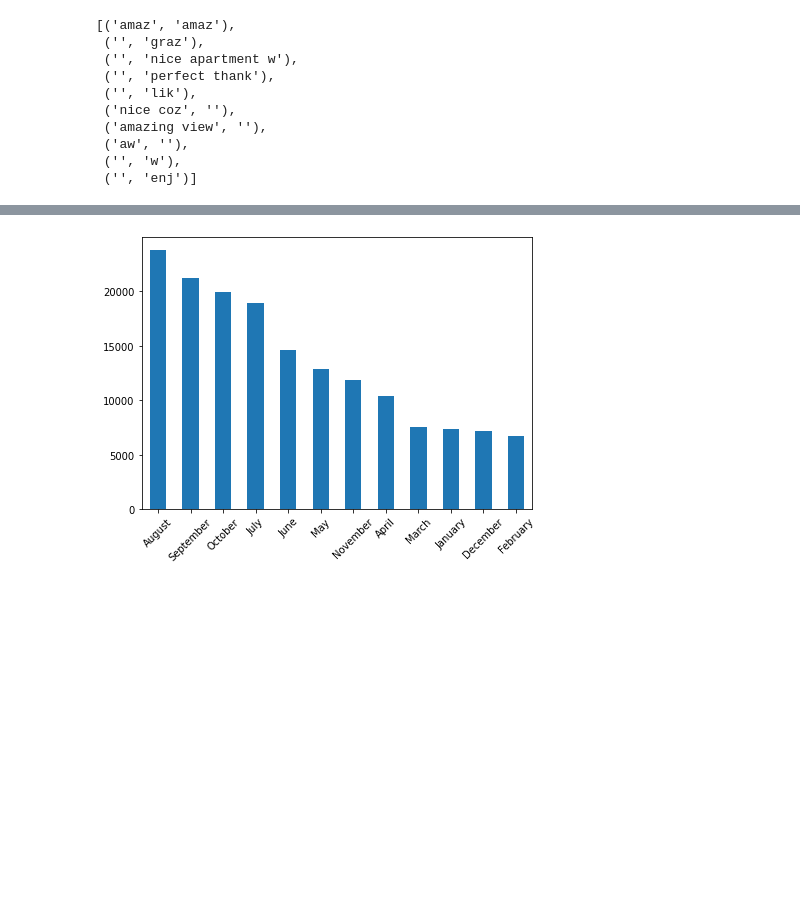
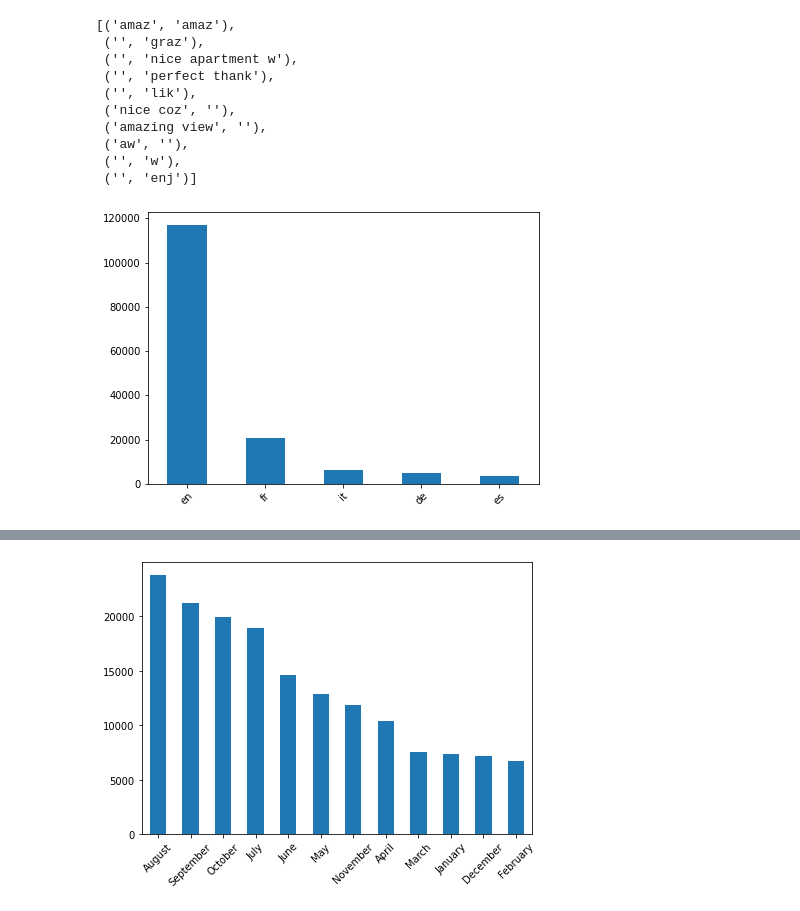
Before and after one commit to dianaionascu15/airbnb-nlp, a Jupyter notebook: airbnb_nlp.ipynb, the cells around one changed output, grey strips where cells are left out. Cells and saved outputs as stored; diff of their text form; code cells hidden in the pictures; blank space fills up the shorter version.

```diff
--- a/airbnb_nlp.ipynb
+++ b/airbnb_nlp.ipynb
@@ -553,6 +622,14 @@ def det(x):
 listings3['language'] = listings3['comments'].apply(lambda x: det(x))
 # %%
 listings3['language'].value_counts() ##ro 1014
+# %%
+## Plot
+plt.figure(figsize=(7,5))
+listings3['language'].value_counts().head(5).plot(kind = 'bar')
+plt.xticks(rotation=45)
+plt.show()
+# %% [output]
+[figure, added]
 # %%
 ro_reviews = listings3[listings3.language == 'ro'] ## nothing in Romanian here. few words used in comments to asses right language
 fr_reviews = listings3[listings3.language == 'fr'] ## most of them were correct, a few in english at first sight
```
Also changed, not shown: parts of 19 cells of this notebook.
